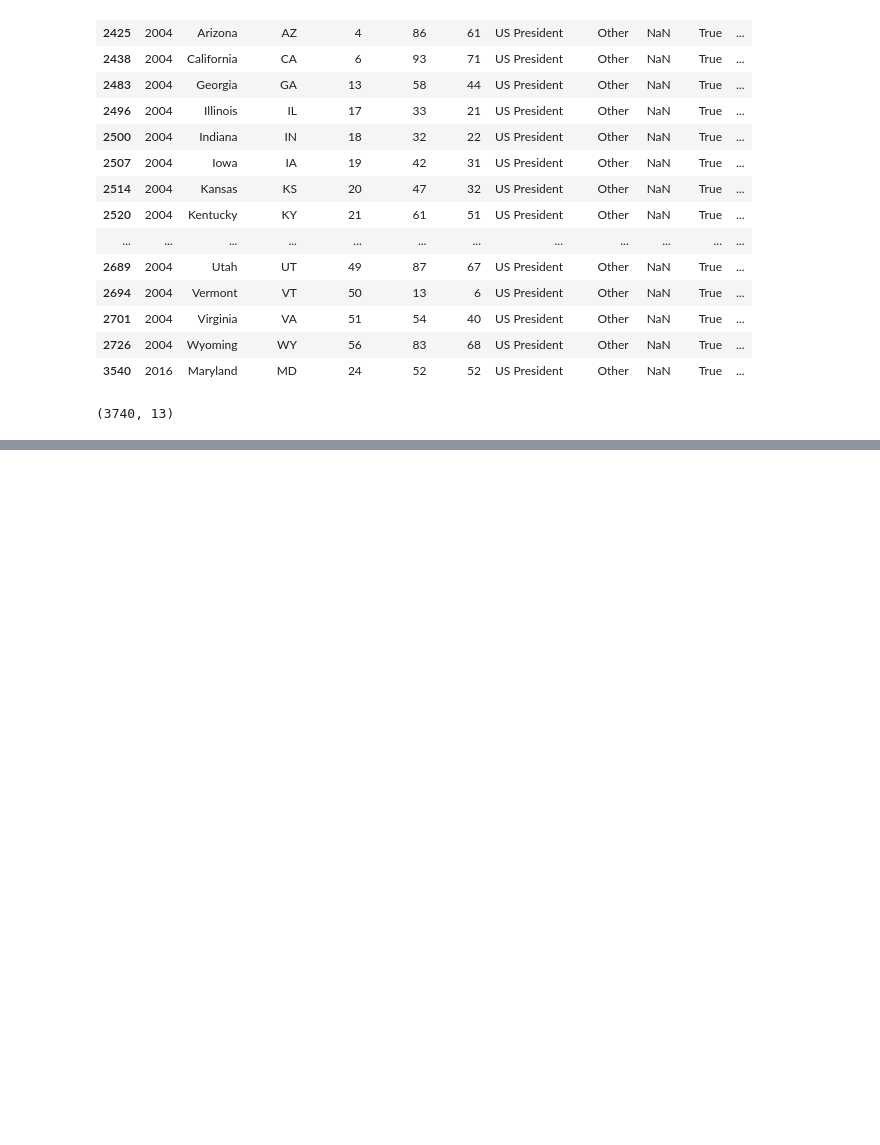
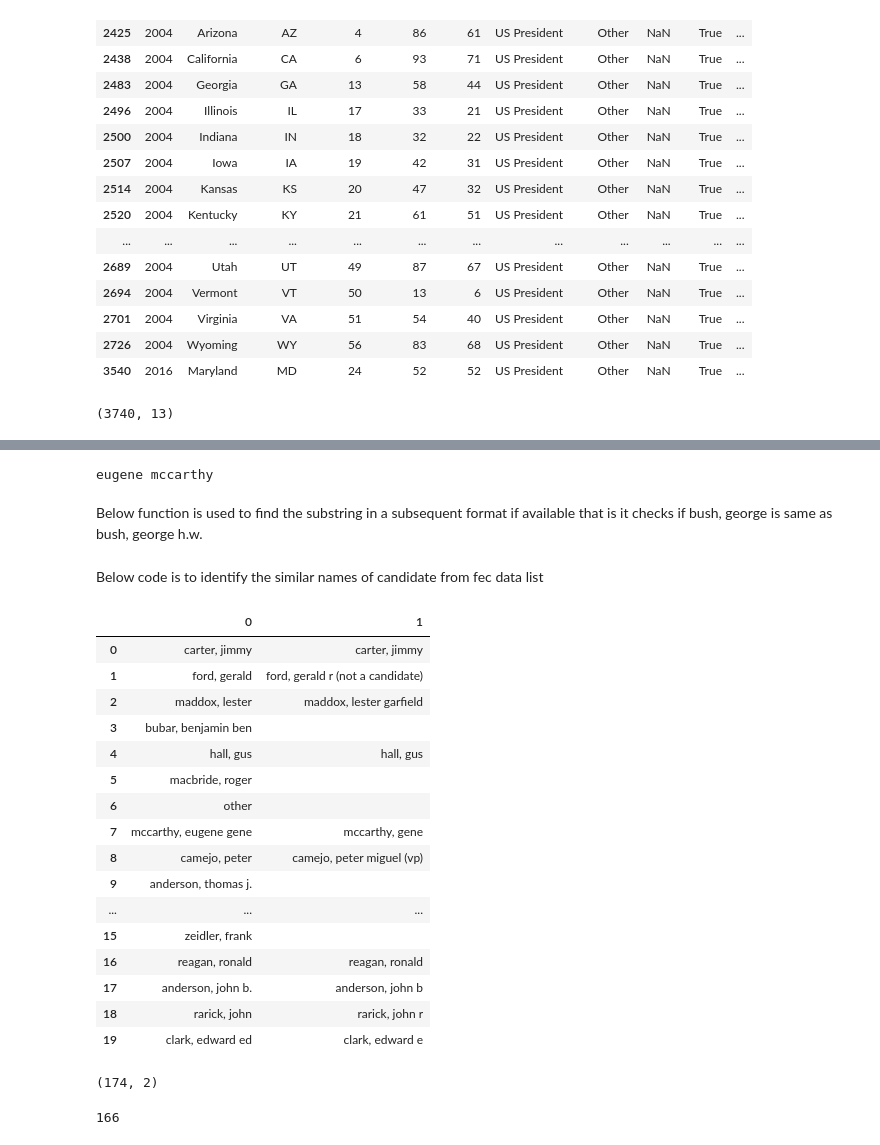
Before and after one commit to oportusgonzalo/datausa-election, a Jupyter notebook: president_state.ipynb, the cells around one changed output, grey strips where cells are left out. Saved outputs shown, nothing was run; the diff lists cells and outputs as text; code cells hidden in the pictures; blank space fills up the shorter version.

Commit message:
Comparison of candidate name from MIT and FEC
Added the comparison of the candidate's name in MIT data and FEC data. Also formatted the FEC data to extract the candidate ID easily

```diff
--- a/president_state.ipynb
+++ b/president_state.ipynb
@@ -71,6 +73,7 @@ president.loc[(president['party']=="other")&(president['candidate'].isnull()),'c
 president.loc[(president['party']=="other"),'party']="Other"
 president.loc[(president['party']=="unenrolled")&(president['candidate'].isnull()),'candidate']="Other"
 president.loc[(president['candidate'].isnull()),'candidate']="Unavailable"
+president.loc[(president['year']==2012)&(president['candidate']=="Mitt, Romney")]="Romney, Mitt"
 president.loc[((president['party'].isnull())&(president['candidate']=="Other")),'party']="Other"
 president.loc[((president['candidate']=="Blank Vote")|(president['candidate']=="Blank Vote/Scattering")|(president['candidate']=="Blank Vote/Scattering/ Void Vote")|(president['candidate']=="Blank Vote/Void Vote/Scattering")|(president['candidate']=="Scattering")|(president['candidate']=="Void Vote")|(president['candidate']=="Over Vote")|(president['candidate']=="None Of The Above")|(president['candidate']=="None Of These Candidates")|(president['candidate']=="Not Designated")),'party']="Unavailable"
 president.loc[((president['candidate']=="Blank Vote")|(president['candidate']=="Blank Vote/Scattering")|(president['candidate']=="Blank Vote/Scattering/ Void Vote")|(president['candidate']=="Blank Vote/Void Vote/Scattering")|(president['candidate']=="Scattering")|(president['candidate']=="Void Vote")|(president['candidate']=="Over Vote")|(president['candidate']=="None Of The Above")|(president['candidate']=="None Of These Candidates")|(president['candidate']=="Not Designated")),'candidate']="Blank Vote"
@@ -114,0 +162,4 @@ Name: candidatevotes, dtype: float64
+# %%
+fec=pd.DataFrame(eyear(fec))
+fec.columns=["candidate_name","party","year","candidate_id"]
+fec=fec[(fec["year"]>=1976) &(fec['year'] <=2016)]
@@ -114,0 +180,74 @@ Name: candidatevotes, dtype: float64
+# %%
+def modify(x):
+    if x in ["Balnk Vote","Other"]:
+        return x
+    sl=x.strip('\\').strip('"').split(',')
+    sl.reverse()
+    s=""
+    for temp in sl:
+        t=temp.strip().split(" ")
+        s=s+t[0]+" "
+    return s.strip()
+# %%
+print(modify('mccarthy, eugene \\\\"gene\\"\\""'))
+# %% [output]
+eugene mccarthy
+# %% [markdown]
+Below function is used to find the substring in a subsequent format if available that is it checks if bush, george is same as bush, george h.w.
+# %%
+def subsequence(s1,s2,m,n):
+    b=0
+    a=0
+    while b<m and a<n:
+        if s1[b]==s2[a]:
+            b+=1
+        a+=1
+    return b==m
+# %% [markdown]
+Below code is to identify the similar names of candidate from fec data list
+# %%
+x=[modify(i) for i in fecl]
+l=[]
+for i in pl:
+    if modify(i) not in x:
+        l.append([i,""])
+        continue
+    f=0
+    for j in fecl:
+        if i==j:
+            l.append([i,j])
+            break
+        elif subsequence(i,j,len(i),len(j)) or subsequence(j,i,len(j),len(i)):
+            l.append([i,j])
+        else:
+            f+=1
+    if f>=len(fecl):
+        l.append([i,""])
+l=pd.DataFrame(l)
+l.head(20)
+# %% [output]
+|  | 0 | 1 |
+| 0 | carter, jimmy | carter, jimmy |
+| 1 | ford, gerald | ford, gerald r (not a candidate) |
+| 2 | maddox, lester | maddox, lester garfield |
+| 3 | bubar, benjamin ben |  |
+| 4 | hall, gus | hall, gus |
+| 5 | macbride, roger |  |
+| 6 | other |  |
+| 7 | mccarthy, eugene gene | mccarthy, gene |
+| 8 | camejo, peter | camejo, peter miguel (vp) |
+| 9 | anderson, thomas j. |  |
+| ... | ... | ... |
+| 15 | zeidler, frank |  |
+| 16 | reagan, ronald | reagan, ronald |
+| 17 | anderson, john b. | anderson, john b |
+| 18 | rarick, john | rarick, john r |
+| 19 | clark, edward ed | clark, edward e |
+# %%
+l.shape
+# %% [output]
+(174, 2)
+# %%
+len(pl)
+# %% [output]
+166
```
Also changed, not shown: parts of 16 cells of this notebook.
